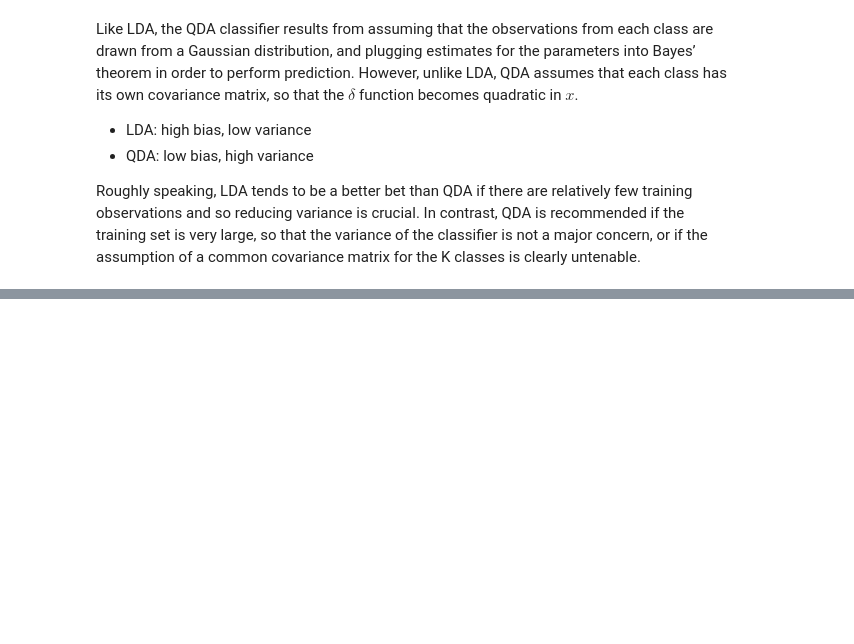
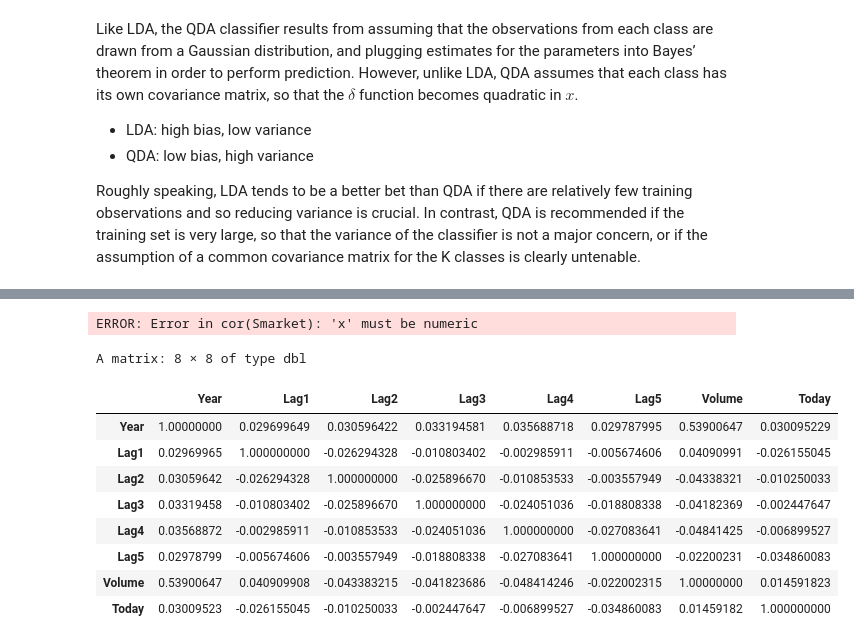
Before and after one commit to guglielmosanchini/StatisticsPy, a Jupyter notebook: IntrotoStatisticalLearning/Chapter_4.ipynb, the cells around one changed output, grey strips where cells are left out. Cells and saved outputs as stored; diff of their text form; code cells hidden in the pictures; blank space fills up the shorter version.

```diff
--- a/IntrotoStatisticalLearning/Chapter_4.ipynb
+++ b/IntrotoStatisticalLearning/Chapter_4.ipynb
@@ -108,0 +142,17 @@ Roughly speaking, LDA tends to be a better bet than QDA if there are relatively
+# %%
+cor(Smarket)
+# %% [output]
+ERROR: Error in cor(Smarket): 'x' must be numeric
+# %%
+cor(Smarket[, -9])
+# %% [output]
+A matrix: 8 × 8 of type dbl
+|  | Year | Lag1 | Lag2 | Lag3 | Lag4 | Lag5 | Volume | Today |
+| Year | 1.00000000 | 0.029699649 | 0.030596422 | 0.033194581 | 0.035688718 | 0.029787995 | 0.53900647 | 0.030095229 |
+| Lag1 | 0.02969965 | 1.000000000 | -0.026294328 | -0.010803402 | -0.002985911 | -0.005674606 | 0.04090991 | -0.026155045 |
+| Lag2 | 0.03059642 | -0.026294328 | 1.000000000 | -0.025896670 | -0.010853533 | -0.003557949 | -0.04338321 | -0.010250033 |
+| Lag3 | 0.03319458 | -0.010803402 | -0.025896670 | 1.000000000 | -0.024051036 | -0.018808338 | -0.04182369 | -0.002447647 |
+| Lag4 | 0.03568872 | -0.002985911 | -0.010853533 | -0.024051036 | 1.000000000 | -0.027083641 | -0.04841425 | -0.006899527 |
+| Lag5 | 0.02978799 | -0.005674606 | -0.003557949 | -0.018808338 | -0.027083641 | 1.000000000 | -0.02200231 | -0.034860083 |
+| Volume | 0.53900647 | 0.040909908 | -0.043383215 | -0.041823686 | -0.048414246 | -0.022002315 | 1.00000000 | 0.014591823 |
+| Today | 0.03009523 | -0.026155045 | -0.010250033 | -0.002447647 | -0.006899527 | -0.034860083 | 0.01459182 | 1.000000000 |
```
Also changed, not shown: parts of 32 cells of this notebook, 2 other files.
